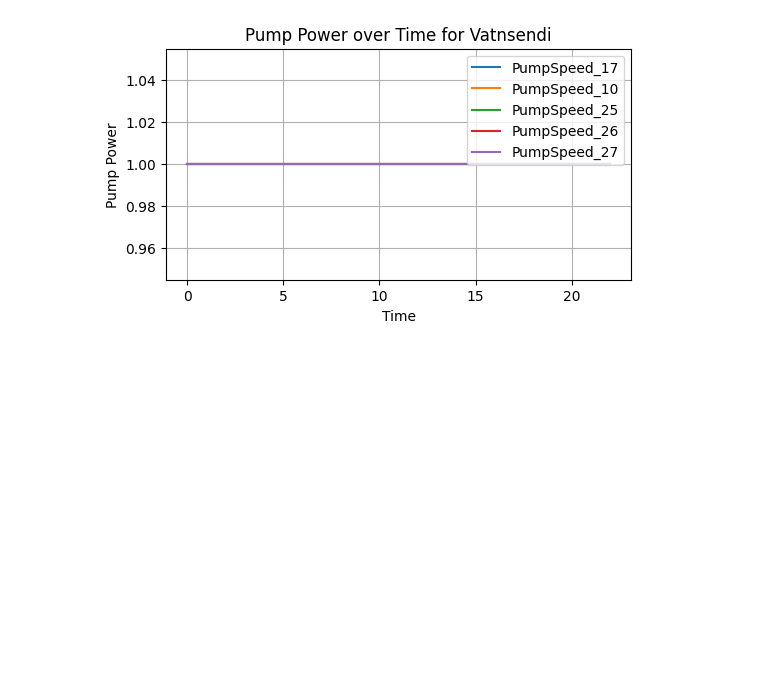
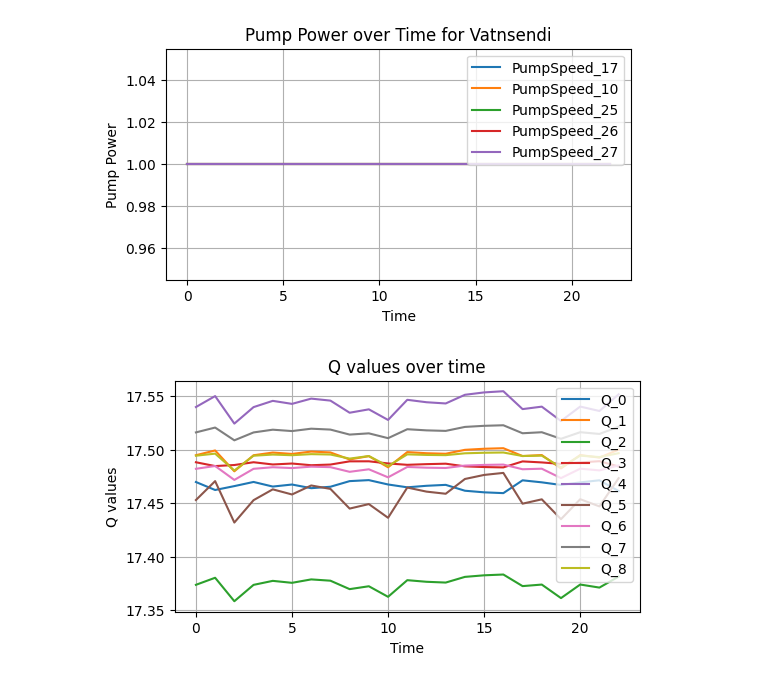
Before and after one commit to frodibrooks/OptimisedHeating, a Jupyter notebook: validation/plot_validation.ipynb, the cells around one changed output. Drawn from its saved outputs; the diff is of its cells as text; code cells hidden in the pictures; blank space fills up the shorter version.

```diff
--- a/validation/plot_validation.ipynb
+++ b/validation/plot_validation.ipynb
@@ -166,3 +189,49 @@ plt.legend()
 plt.show()
 # %% [output]
 [figure]
+# %%
+
+plt.figure(figsize=(6, 3))
+
+# Plot the 'PumpPower_17' data
+plt.plot(agent_results_df.index, agent_results_df['Q_0'], label='Q_0')
+
+# Plot the 'PumpPower_10' data
+plt.plot(agent_results_df.index, agent_results_df['Q_1'], label='Q_1')
+# Plot the 'PumpPower_17' data
+
+plt.plot(agent_results_df.index, agent_results_df['Q_2'], label='Q_2')
+
+# Plot the 'PumpPower_10' data
+plt.plot(agent_results_df.index, agent_results_df['Q_3'], label='Q_3')
+# Plot the 'PumpPower_10' data
+
+plt.plot(agent_results_df.index, agent_results_df['Q_4'], label='Q_4')
+
+# Plot the 'PumpPower_10' data
+plt.plot(agent_results_df.index, agent_results_df['Q_5'], label='Q_5')
+# Plot the 'PumpPower_17' data
+
+plt.plot(agent_results_df.index, agent_results_df['Q_6'], label='Q_6')
+
+# Plot the 'PumpPower_10' data
+plt.plot(agent_results_df.index, agent_results_df['Q_7'], label='Q_7')
+# Plot the 'PumpPower_10' data
+
+plt.plot(agent_results_df.index, agent_results_df['Q_8'], label='Q_8')
+
+# Add labels and title
+plt.xlabel("Time")
+plt.ylabel("Q values")
+plt.title("Q values over time")
+plt.grid(True)
+
+# Display the legend
+plt.legend()
+plt.legend(loc='upper right')
+
+
+# Show the plot
+plt.show()
+# %% [output]
+[figure, added]
```
Also changed, not shown: parts of 6 cells of this notebook, 3 other files.
